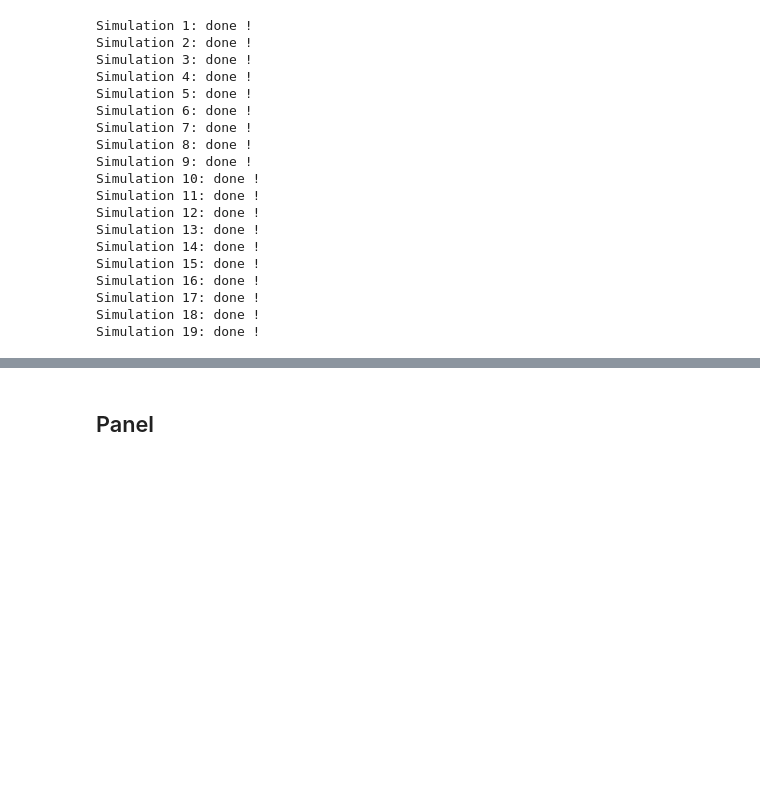
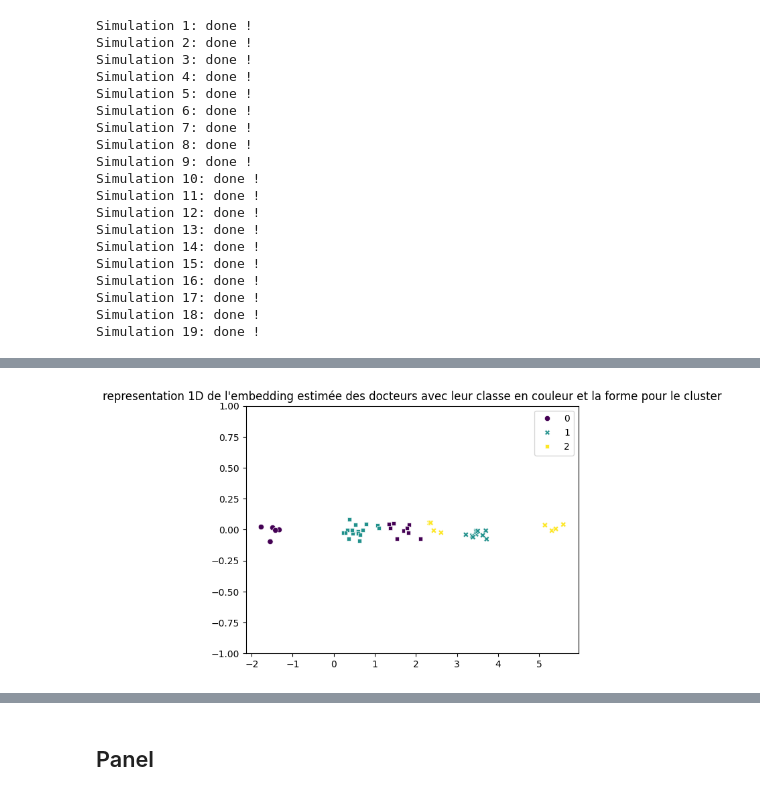
Before and after one commit to lecueguillaume/G4H_AKM_RS_NRS, a Jupyter notebook: Clustering_AKM_MF_1D.ipynb, the cells around one changed output, grey strips where cells are left out. Cells and saved outputs as stored; diff of their text form; code cells hidden in the pictures; blank space fills up the shorter version.

```diff
--- a/Clustering_AKM_MF_1D.ipynb
+++ b/Clustering_AKM_MF_1D.ipynb
@@ -491,0 +369,25 @@ TypeError: 'module' object is not callable
+# %%
+# Initialiser le modèle KMeans avec 4 clusters
+kmeans_d_hat = KMeans(n_clusters=3, random_state=1)
+# Ajuster le modèle sur les données
+kmeans_d_hat.fit(ef_doctor_hat.reshape(-1,1))
+# On retire les labels attribués
+cluster_doctor_hat = kmeans_d_hat.labels_
+
+# Initialiser le modèle KMeans avec 4 clusters
+kmeans_p_hat = KMeans(n_clusters=3, random_state=2)
+# Ajuster le modèle sur les données
+kmeans_p_hat.fit(ef_patient_hat.reshape(-1,1))
+# On retire les labels attribués
+cluster_patient_hat = kmeans_p_hat.labels_
+# %%
+#Visualisation des clusters
+sns.set_palette("deep")
+
+# La couleur représente le degré, c'est-à-dire le nombre de lien qu'a le docteur
+sns.scatterplot(x= ef_doctor_hat, y= np.random.normal(0, 0.05, size= ef_doctor_hat.shape[0],), hue=graph_object.psi_class, style=cluster_doctor_hat, palette='viridis')
+plt.title("representation 1D de l'embedding estimée des docteurs avec leur classe en couleur et la forme pour le cluster")
+plt.ylim(-1,1)
+plt.show()
+# %% [output]
+[figure, added]
```
Also changed, not shown: parts of 84 cells of this notebook.
